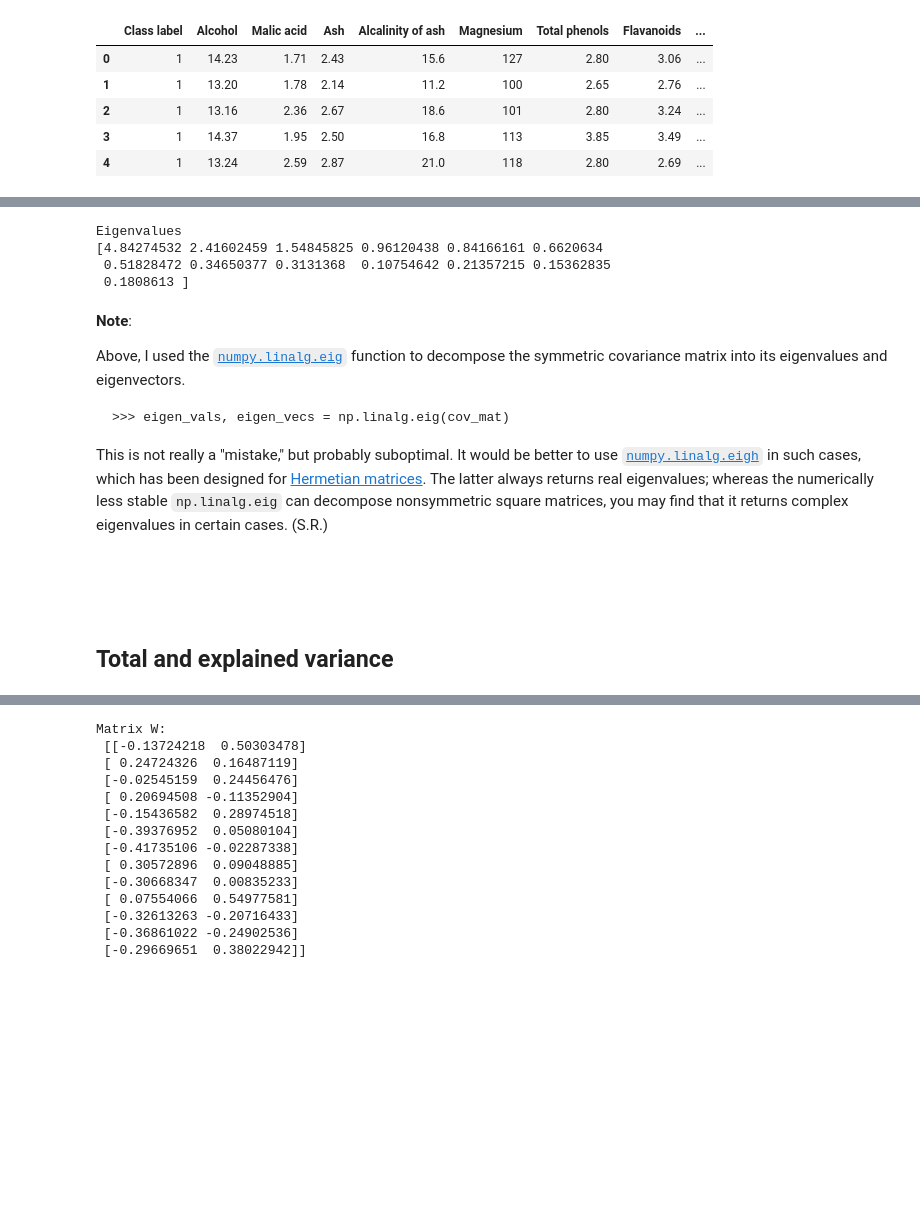
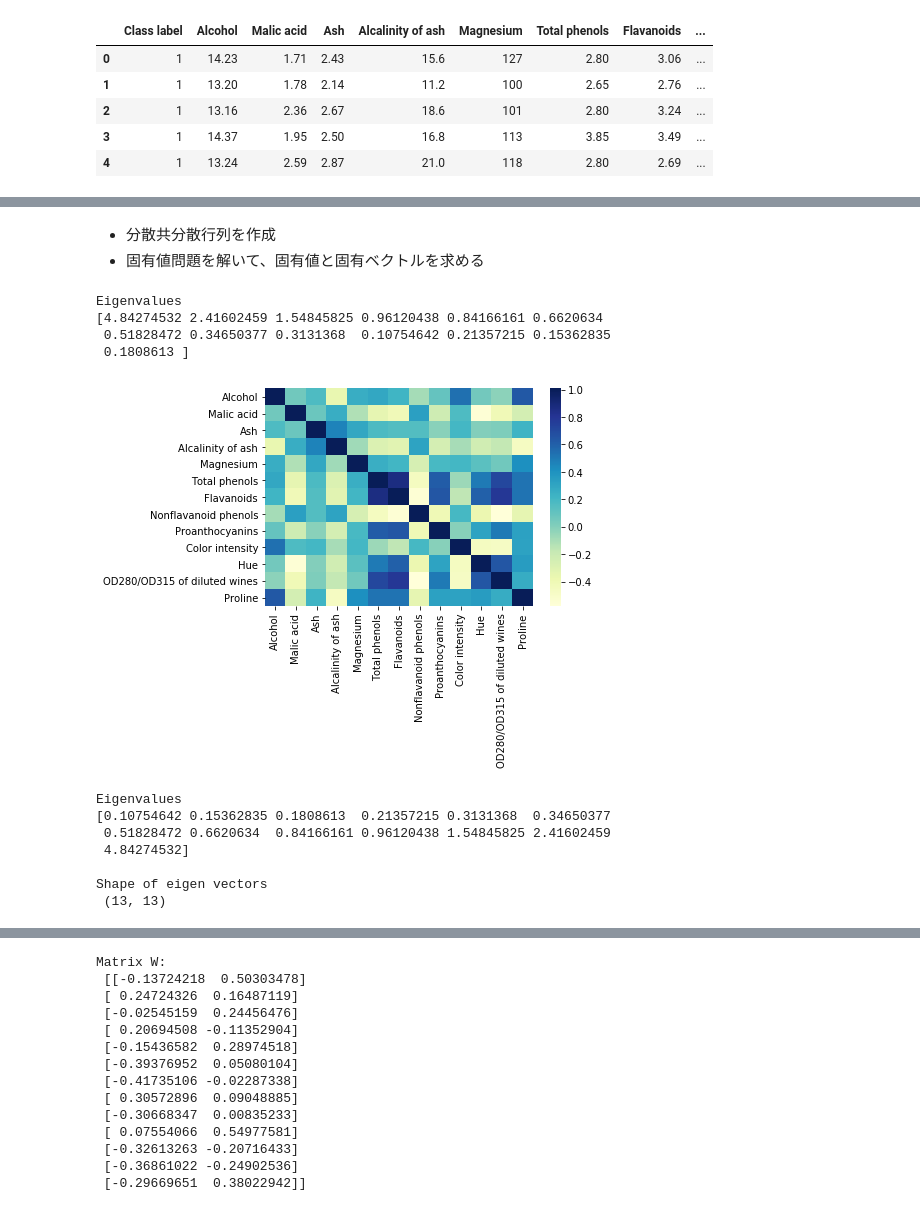
Before and after one commit to hnishi/hnishi_da_handson, a Jupyter notebook: da_handson_pca.ipynb, the cells around one changed output, grey strips where cells are left out. Cells and saved outputs as stored; diff of their text form; code cells hidden in the pictures; blank space fills up the shorter version.

```diff
--- a/da_handson_pca.ipynb
+++ b/da_handson_pca.ipynb
@@ -130,22 +194,32 @@ Eigendecomposition of the covariance matrix.
+# %% [markdown]
+- 分散共分散行列を作成
+- 固有値問題を解いて、固有値と固有ベクトルを求める
+# %%
+import numpy as np
+import seaborn as sns
+
+cov_mat = np.cov(X_train_std.T)
+
+# 共分散行列のヒートマップ
+df = pd.DataFrame(cov_mat, index=df_wine.columns[1:], columns=df_wine.columns[1:])
+ax = sns.heatmap(df, cmap="YlGnBu")
+# %% [output]
+Eigenvalues
+[4.84274532 2.41602459 1.54845825 0.96120438 0.84166161 0.6620634
+ 0.51828472 0.34650377 0.3131368  0.10754642 0.21357215 0.15362835
+ 0.1808613 ]
+[figure, added]
 # %%
-import numpy as np
-cov_mat = np.cov(X_train_std.T)
-eigen_vals, eigen_vecs = np.linalg.eig(cov_mat)
+# 固有値問題を解く（固有値分解）
+eigen_vals, eigen_vecs = np.linalg.eigh(cov_mat)
 
 print('\nEigenvalues \n%s' % eigen_vals)
+print('\nShape of eigen vectors\n', eigen_vecs.shape)
 # %% [output]
 Eigenvalues
-[4.84274532 2.41602459 1.54845825 0.96120438 0.84166161 0.6620634
- 0.51828472 0.34650377 0.3131368  0.10754642 0.21357215 0.15362835
- 0.1808613 ]
+[0.10754642 0.15362835 0.1808613  0.21357215 0.3131368  0.34650377
+ 0.51828472 0.6620634  0.84166161 0.96120438 1.54845825 2.41602459
+ 4.84274532]
+
+Shape of eigen vectors
+ (13, 13)
-# %% [markdown]
-**Note**:
-
-Above, I used the [`numpy.linalg.eig`](http://docs.scipy.org/doc/numpy/reference/generated/numpy.linalg.eig.html) function to decompose the symmetric covariance matrix into its eigenvalues and eigenvectors.
-    <pre>>>> eigen_vals, eigen_vecs = np.linalg.eig(cov_mat)</pre>
-    This is not really a "mistake," but probably suboptimal. It would be better to use [`numpy.linalg.eigh`](http://docs.scipy.org/doc/numpy/reference/generated/numpy.linalg.eigh.html) in such cases, which has been designed for [Hermetian matrices](https://en.wikipedia.org/wiki/Hermitian_matrix). The latter always returns real  eigenvalues; whereas the numerically less stable `np.linalg.eig` can decompose nonsymmetric square matrices, you may find that it returns complex eigenvalues in certain cases. (S.R.)
-# %% [markdown]
-<br>
-<br>
-# %% [markdown]
-## Total and explained variance
```
Also changed, not shown: parts of 117 cells of this notebook.
